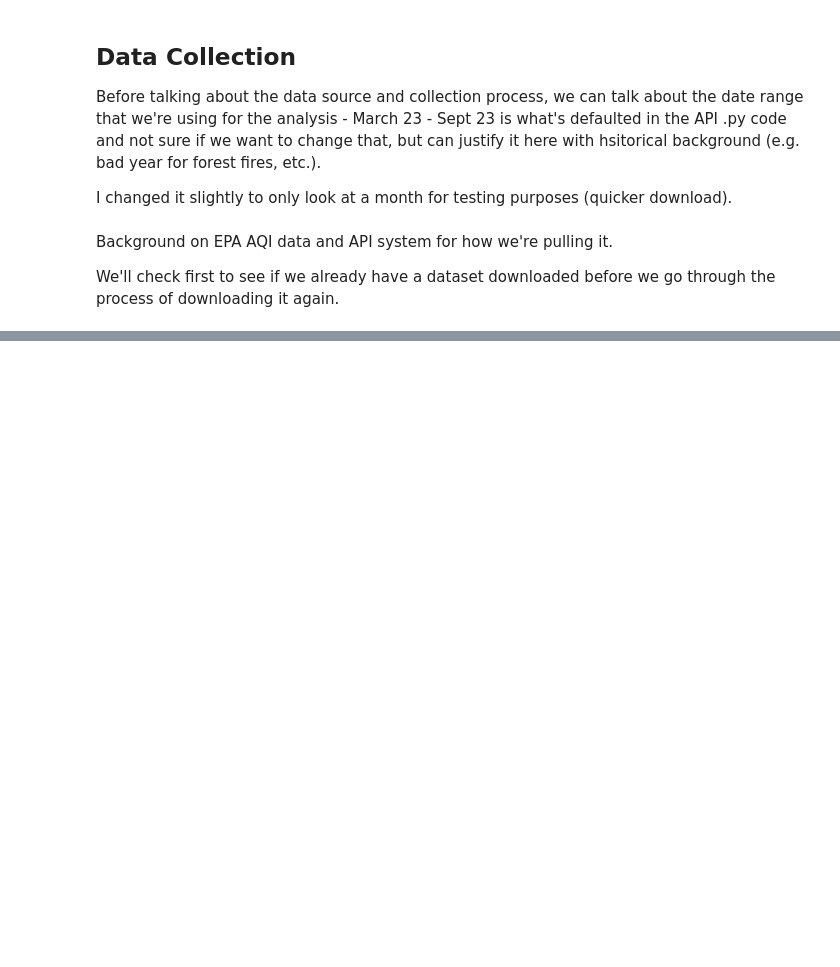
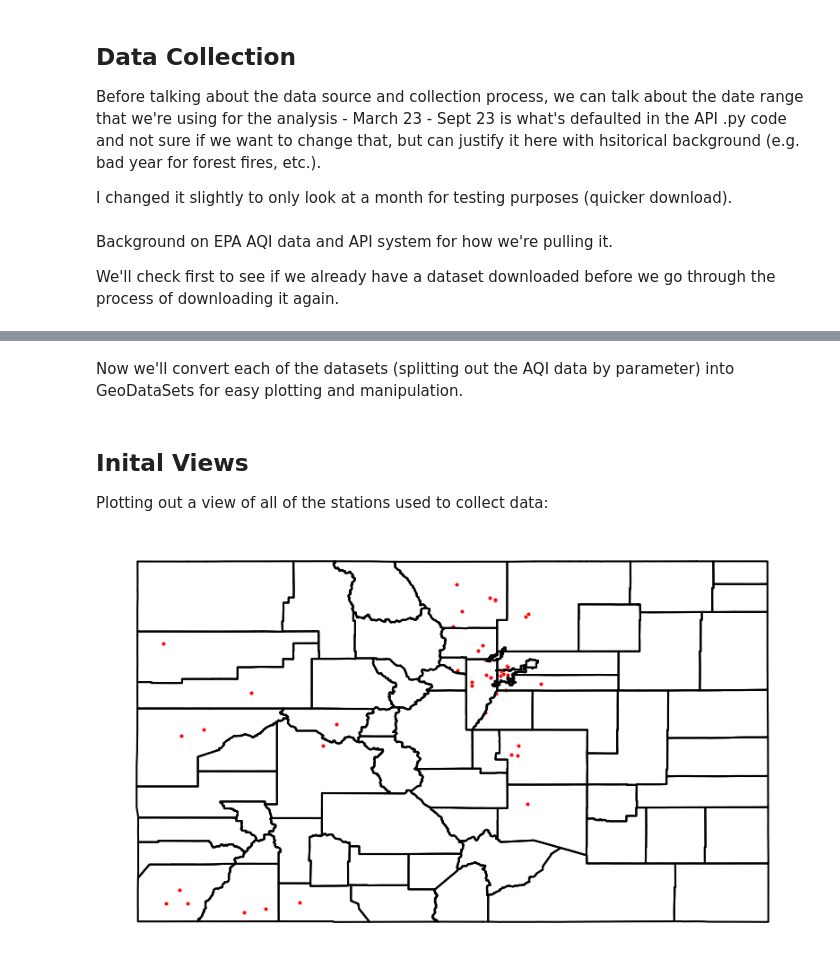
Before and after one commit to fitzsimmonsadam/DST1-ForestFireAQI, a Jupyter notebook: notebooks/DataExploration.ipynb, the cells around one changed output, grey strips where cells are left out. Cells and saved outputs as stored; diff of their text form; code cells hidden in the pictures; blank space fills up the shorter version.

```diff
--- a/notebooks/DataExploration.ipynb
+++ b/notebooks/DataExploration.ipynb
@@ -116,0 +148,18 @@ df['Parameter'] = df['Parameter'].astype('category')
+# %% [markdown]
+Now we'll convert each of the datasets (splitting out the AQI data by parameter) into GeoDataSets for easy plotting and manipulation.
+# %% [markdown]
+## Inital Views
+Plotting out a view of all of the stations used to collect data:
+# %%
+# extract each unique site name with latitude and longitude
+site_df = AQI_data[['SiteName', 'Latitude', 'Longitude']].drop_duplicates()
+# Plot the site locations on the state map of colorado using the shape file
+state_map = geopandas.read_file('../src/County_Data_2020.shp')
+fig, ax = plt.subplots(figsize=(10, 10))
+state_map.boundary.plot(ax=ax, color="black")
+sns.scatterplot(data=site_df, x='Longitude', y='Latitude', c='red', marker="o", s=10)
+plt.grid(False)
+ax.set_axis_off()
+plt.show()
+# %% [output]
+[figure, added]
```
Also changed, not shown: parts of 11 cells of this notebook, 3 other files.
